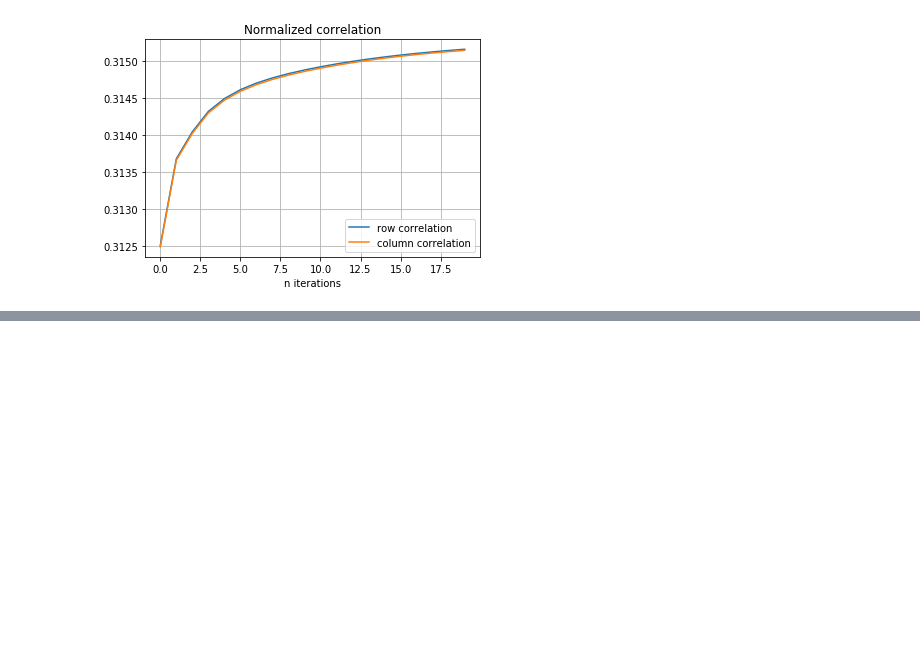
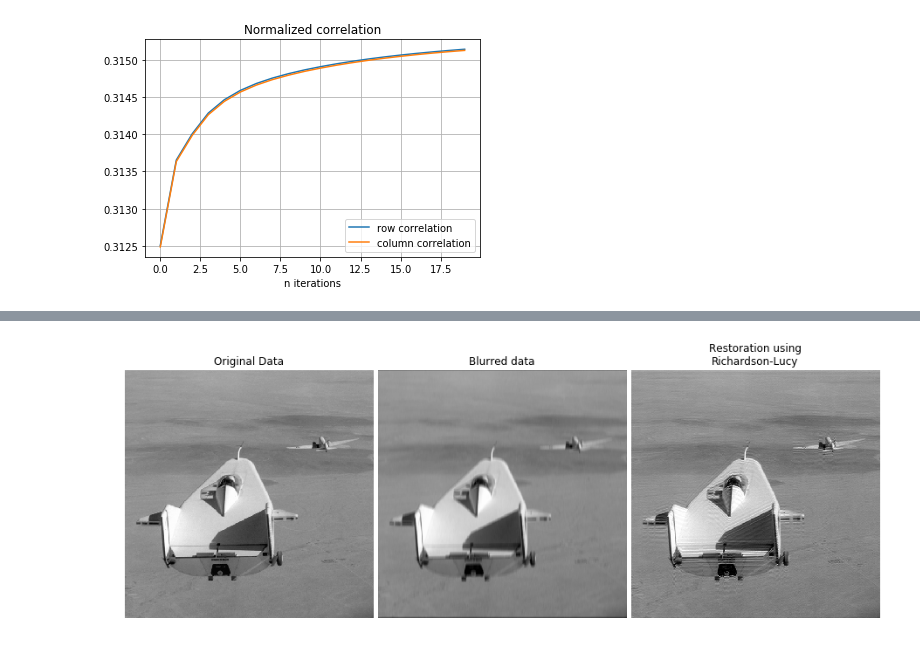
Before and after one commit to progiv/deconv, a Jupyter notebook: expertiments.ipynb, the cells around one changed output, grey strips where cells are left out. Saved outputs shown, nothing was run; the diff lists cells and outputs as text; code cells hidden in the pictures; blank space fills up the shorter version.

Commit message:
Adds motion blur psf.

```diff
--- a/expertiments.ipynb
+++ b/expertiments.ipynb
@@ -290,0 +297,18 @@ array([[0.  , 0.  , 0.  , ..., 0.  , 0.  , 0.  ],
+# %%
+from skimage.draw import line_aa
+from math import sin, cos, pi
+def motion_blur_psf(length, angle):
+    rr, cc, val = line_aa(0, 0, int(length*cos(angle)), int(length*sin(angle)))
+    psf = np.zeros((max(rr)+1, max(cc)+1))
+    psf[rr, cc] = val
+    #psf[0, 0] = psf[0, 0]/2
+    #psf[-1, -1] = psf[-1, -1]/2
+    return psf/np.sum(psf)
+# %%
+psf = motion_blur_psf(7, 0)
+lifting_blurred = conv2(liftingbody, psf, 'same')
+iterations = 20
+deconv = richardson_lucy_matlab(lifting_blurred, psf, iterations=iterations, eps=1e-5, clip=False)
+show_results(liftingbody, lifting_blurred, deconv['image'])
+# %% [output]
+[figure, added]
```
Also changed, not shown: parts of 15 cells of this notebook.
